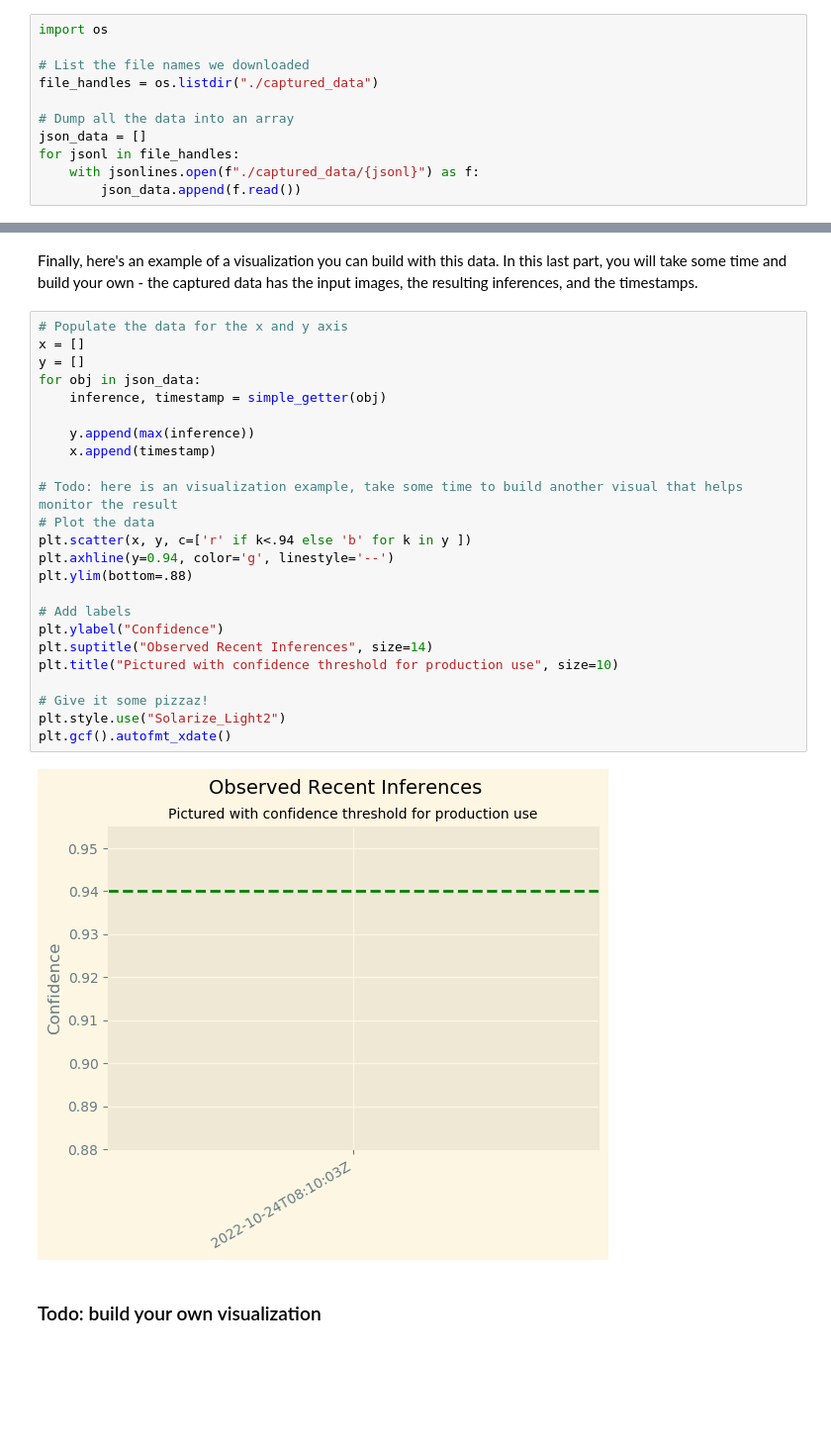
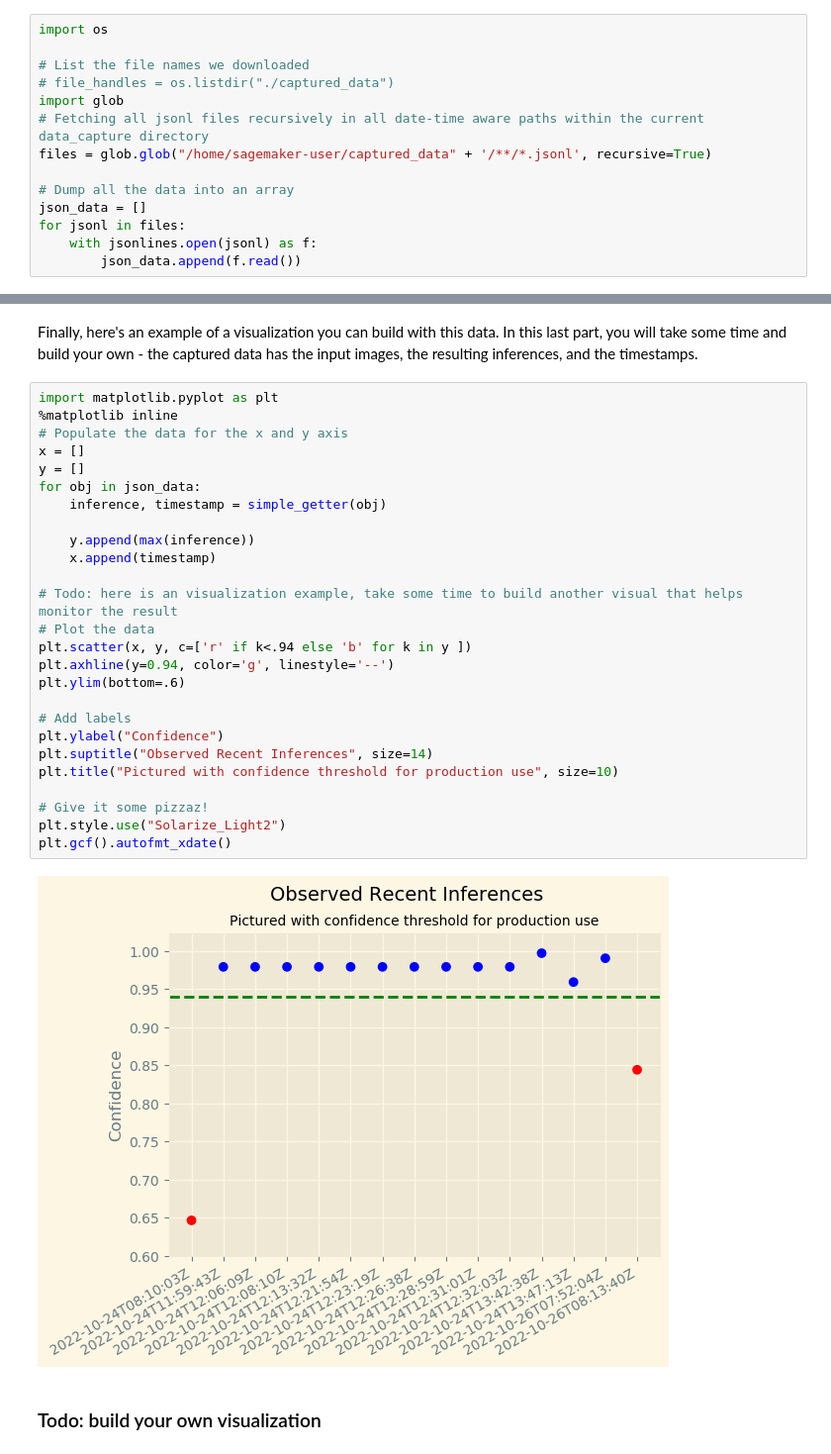
Before and after one commit to MOHAMEDELADIB/fwd_prokec, a Jupyter notebook: project/starter.ipynb, the cells around one changed output, grey strips where cells are left out. Shown at 99% size. Drawn from its saved outputs; the diff is of its cells as text; blank space fills up the shorter version.

Commit message:
Added an extra bar chart visualization and fixed existing visualization

```diff
--- a/project/starter.ipynb
+++ b/project/starter.ipynb
@@ -736,12 +757,15 @@ Now we can extract the data from each of the source files:
 import os
 
 # List the file names we downloaded
-file_handles = os.listdir("./captured_data")
+# file_handles = os.listdir("./captured_data")
+import glob
+# Fetching all jsonl files recursively in all date-time aware paths within the current data_capture directory
+files = glob.glob("/home/sagemaker-user/captured_data" + '/**/*.jsonl', recursive=True)
 
 # Dump all the data into an array
 json_data = []
-for jsonl in file_handles:
-    with jsonlines.open(f"./captured_data/{jsonl}") as f:
+for jsonl in files:
+    with jsonlines.open(jsonl) as f:
         json_data.append(f.read())
 # %% [markdown]
 The data should now be a list of dictionaries, with significant nesting. We'll give you an example of some code that grabs data out of the objects and visualizes it:
@@ -758,30 +782,32 @@ simple_getter(json_data[0])
 # %% [markdown]
 Finally, here's an example of a visualization you can build with this data. In this last part, you will take some time and build your own - the captured data has the input images, the resulting inferences, and the timestamps.
 # %%
+import matplotlib.pyplot as plt
+%matplotlib inline
 # Populate the data for the x and y axis
 x = []
 y = []
 for obj in json_data:
     inference, timestamp = simple_getter(obj)
 
     y.append(max(inference))
     x.append(timestamp)
 
 # Todo: here is an visualization example, take some time to build another visual that helps monitor the result
 # Plot the data
 plt.scatter(x, y, c=['r' if k<.94 else 'b' for k in y ])
 plt.axhline(y=0.94, color='g', linestyle='--')
-plt.ylim(bottom=.88)
+plt.ylim(bottom=.6)
 
 # Add labels
 plt.ylabel("Confidence")
 plt.suptitle("Observed Recent Inferences", size=14)
 plt.title("Pictured with confidence threshold for production use", size=10)
 
 # Give it some pizzaz!
 plt.style.use("Solarize_Light2")
 plt.gcf().autofmt_xdate()
 # %% [output]
-[figure, old version]
+[figure, new version]
 # %% [markdown]
 ### Todo: build your own visualization
```
Also changed, not shown: parts of 7 cells of this notebook.
